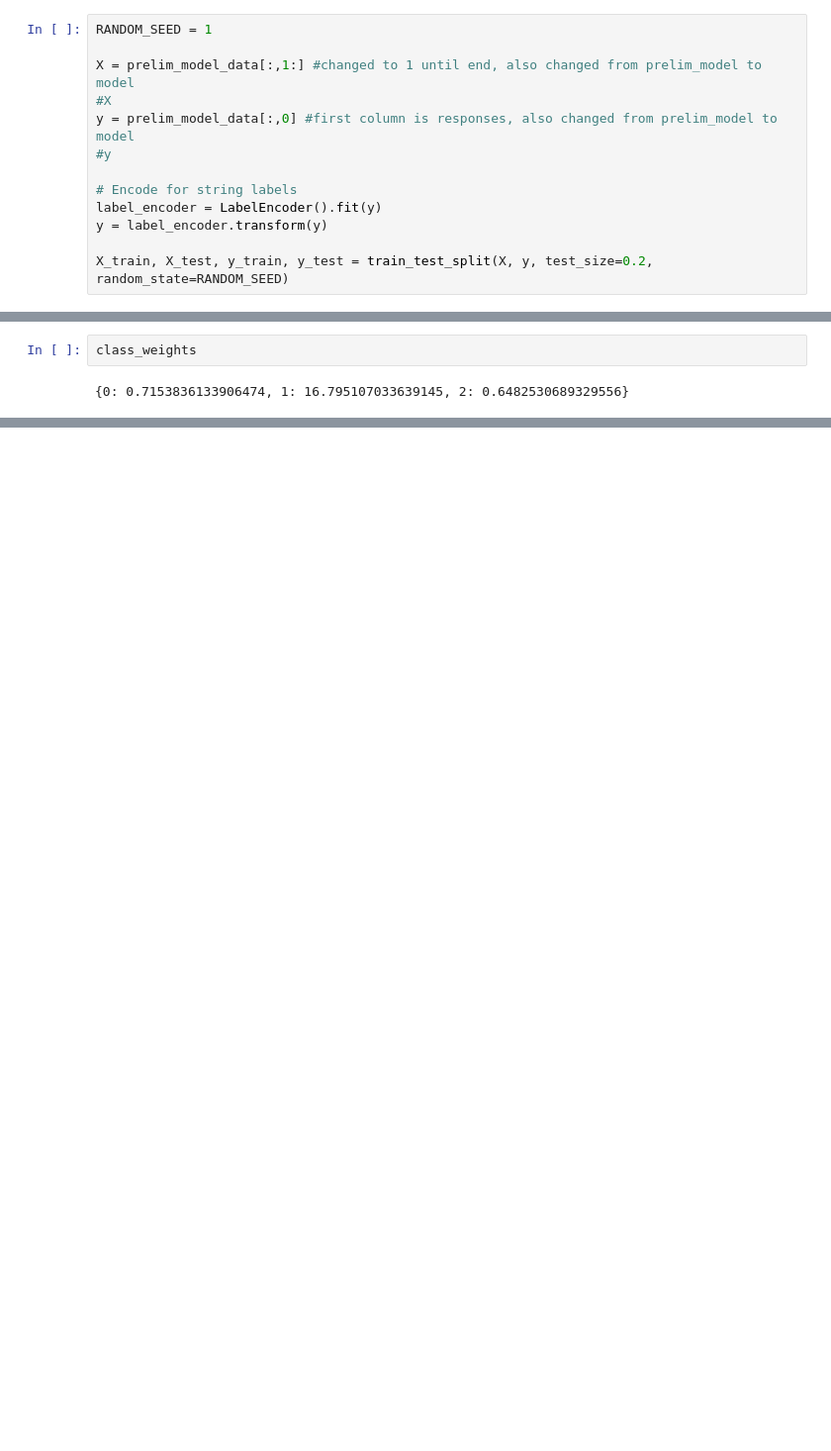
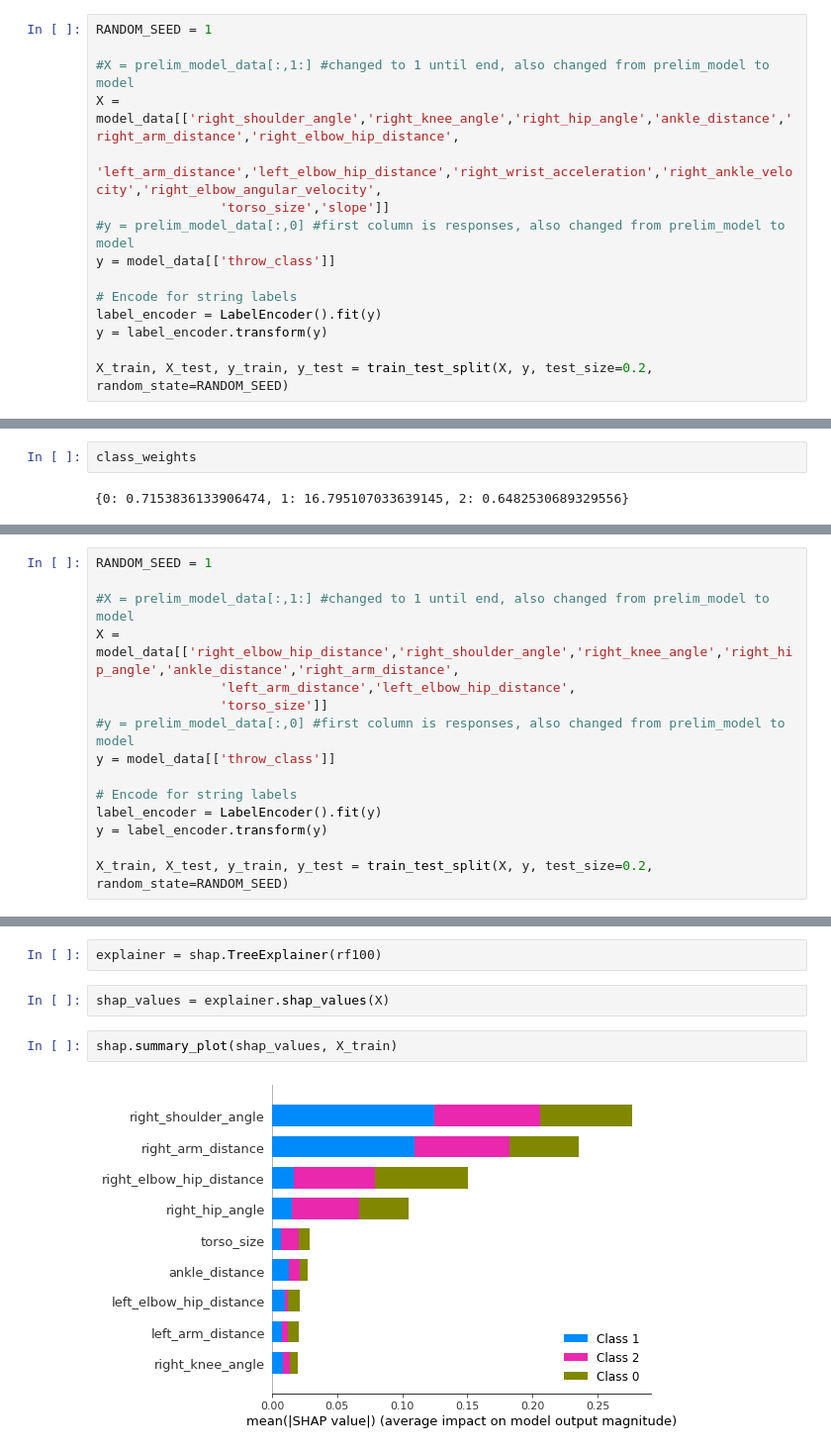
Before and after one commit to qmaclean/football_computer_vision, a Jupyter notebook: Throw_model.ipynb, the cells around one changed output, grey strips where cells are left out. Shown: that part at 99% size. Cells and saved outputs as stored; diff of their text form; blank space fills up the shorter version.

Commit message:
Throw Class model update

```diff
--- a/Throw_model.ipynb
+++ b/Throw_model.ipynb
@@ -321,10 +334,12 @@ prelim_model_data = np.array([model_data.throw_class,\
 # %%
 RANDOM_SEED = 1
 
-X = prelim_model_data[:,1:] #changed to 1 until end, also changed from prelim_model to model
-#X
-y = prelim_model_data[:,0] #first column is responses, also changed from prelim_model to model
-#y
+#X = prelim_model_data[:,1:] #changed to 1 until end, also changed from prelim_model to model
+X = model_data[['right_shoulder_angle','right_knee_angle','right_hip_angle','ankle_distance','right_arm_distance','right_elbow_hip_distance',
+                'left_arm_distance','left_elbow_hip_distance','right_wrist_acceleration','right_ankle_velocity','right_elbow_angular_velocity',
+                'torso_size','slope']]
+#y = prelim_model_data[:,0] #first column is responses, also changed from prelim_model to model
+y = model_data[['throw_class']]
 
 # Encode for string labels
 label_encoder = LabelEncoder().fit(y)
@@ -518,0 +701,15 @@ shap.summary_plot(shap_values)
+# %%
+RANDOM_SEED = 1
+
+#X = prelim_model_data[:,1:] #changed to 1 until end, also changed from prelim_model to model
+X = model_data[['right_elbow_hip_distance','right_shoulder_angle','right_knee_angle','right_hip_angle','ankle_distance','right_arm_distance',
+                'left_arm_distance','left_elbow_hip_distance',
+                'torso_size']]
+#y = prelim_model_data[:,0] #first column is responses, also changed from prelim_model to model
+y = model_data[['throw_class']]
+
+# Encode for string labels
+label_encoder = LabelEncoder().fit(y)
+y = label_encoder.transform(y)
+
+X_train, X_test, y_train, y_test = train_test_split(X, y, test_size=0.2, random_state=RANDOM_SEED)
@@ -518,0 +962,8 @@ shap.summary_plot(shap_values)
+# %%
+explainer = shap.TreeExplainer(rf100)
+# %%
+shap_values = explainer.shap_values(X)
+# %%
+shap.summary_plot(shap_values, X_train)
+# %% [output]
+[figure, added]
```
Also changed, not shown: parts of 54 cells of this notebook.
